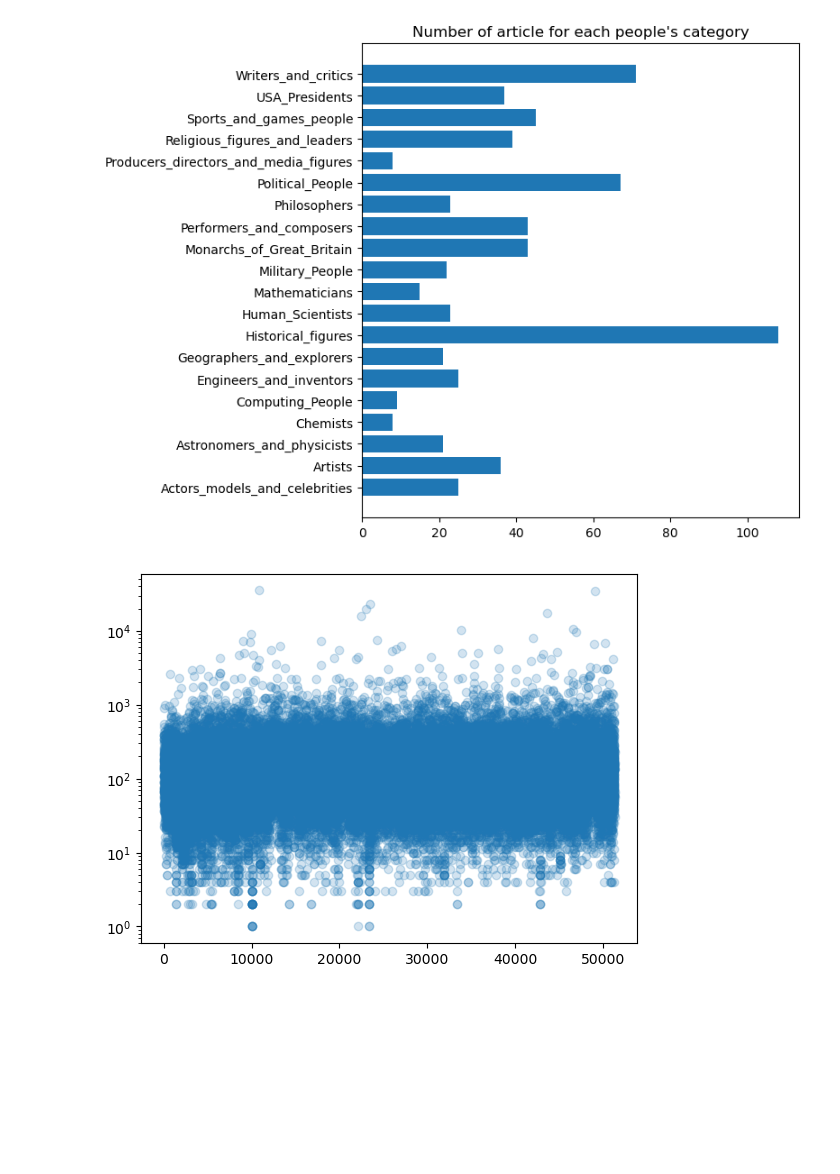
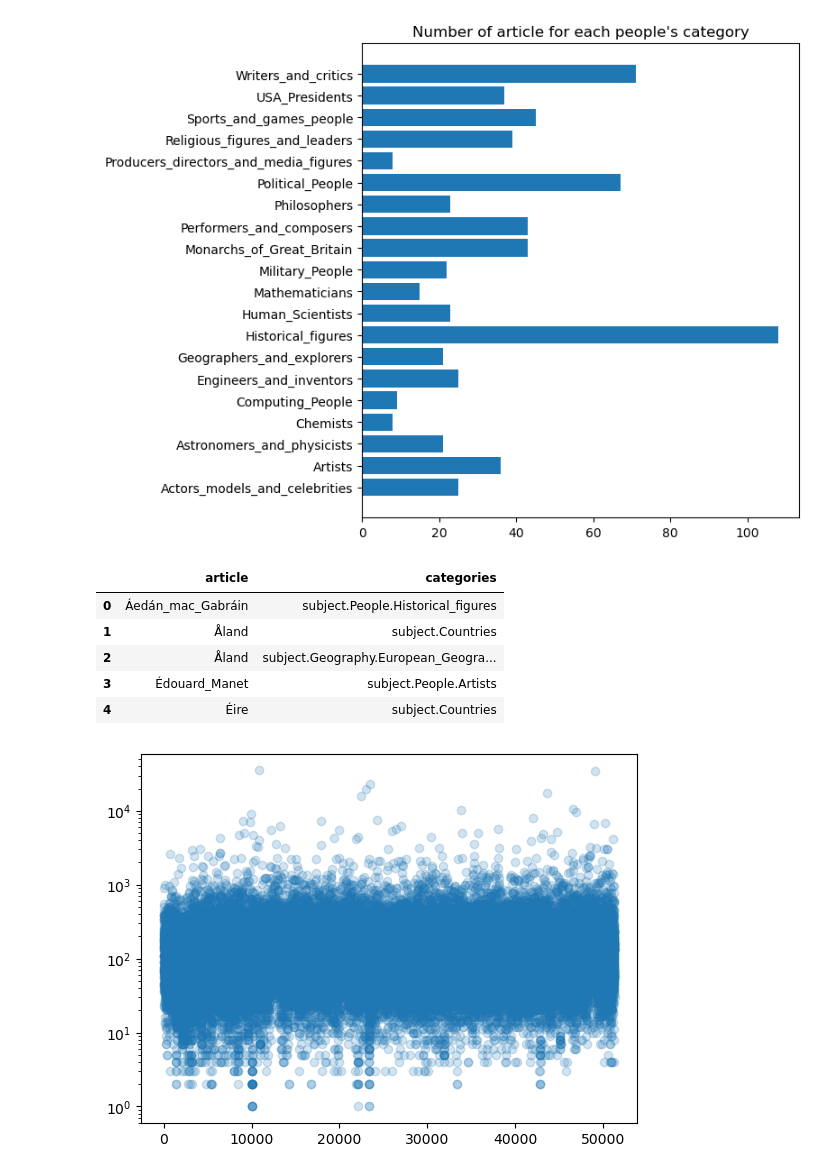
Before and after one commit to epfl-ada/ada-2023-project-miaoumiaou, a Jupyter notebook: Visualisation_wiki.ipynb, the cells around one changed output. Drawn from its saved outputs; the diff is of its cells as text; code cells hidden in the pictures; blank space fills up the shorter version.

```diff
--- a/Visualisation_wiki.ipynb
+++ b/Visualisation_wiki.ipynb
@@ -104,6 +112,15 @@ plt.tight_layout()
 3                       Chemists      8
 4               Computing_People      9
 [figure]
+# %%
+.head()
+# %% [output]
+|  | article | categories |
+| 0 | Áedán_mac_Gabráin | subject.People.Historical_figures |
+| 1 | Åland | subject.Countries |
+| 2 | Åland | subject.Geography.European_Geogra... |
+| 3 | Édouard_Manet | subject.People.Artists |
+| 4 | Éire | subject.Countries |
 # %%
 fig,ax=plt.subplots()
 fig=plt.scatter(finished_path.index, finished_path["durationInSec"], alpha=0.2)
```
Also changed, not shown: parts of 3 cells of this notebook.
